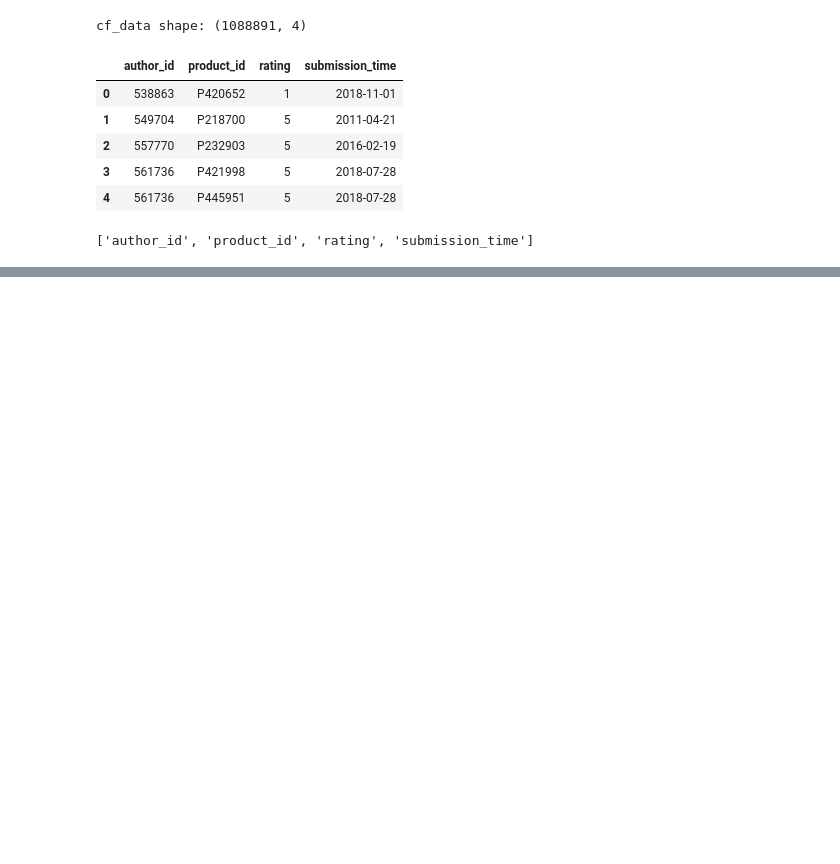
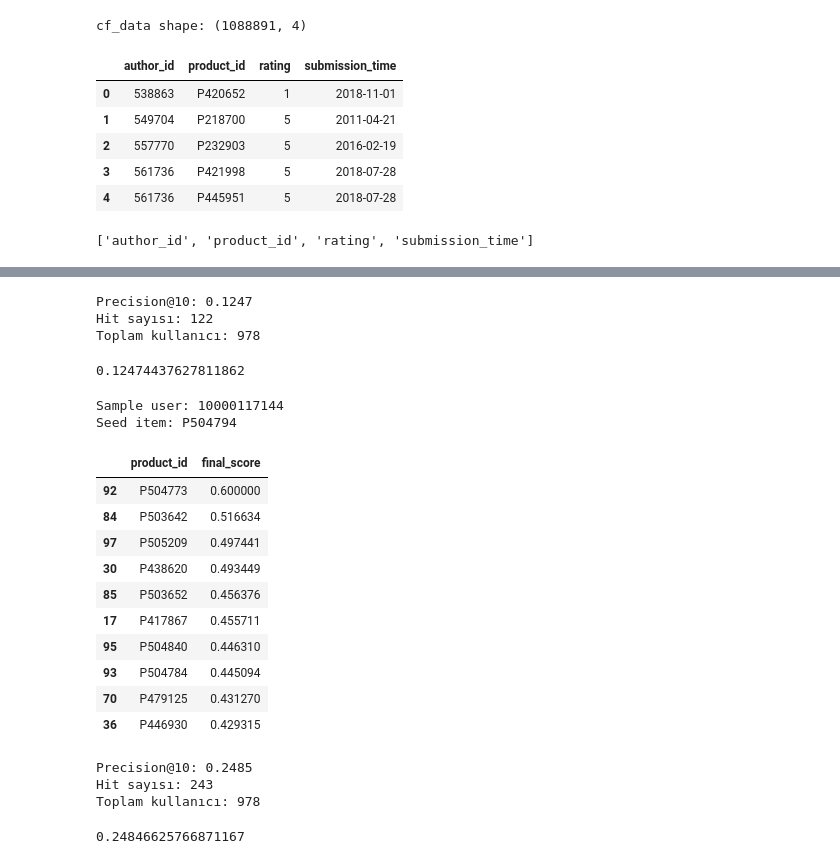
Before and after one commit to aslitarakcilar/cosmetic-recommendation-system, a Jupyter notebook: notebooks/02_evaluation.ipynb, the cells around one changed output, grey strips where cells are left out. Cells and saved outputs as stored; diff of their text form; code cells hidden in the pictures; blank space fills up the shorter version.

```diff
--- a/notebooks/02_evaluation.ipynb
+++ b/notebooks/02_evaluation.ipynb
@@ -52,0 +708,11 @@ print(cf_data.columns.tolist())
+# %%
+# ------------------------------------------------------------------
+# CONTENT-BASED MODEL İÇİN HIZLI EVALUATION
+# ------------------------------------------------------------------
+
+precision_at_k(content_model_wrapper, train_df, test_df_sample, k=10)
+# %% [output]
+Precision@10: 0.1247
+Hit sayısı: 122
+Toplam kullanıcı: 978
+0.12474437627811862
@@ -52,0 +834,41 @@ print(cf_data.columns.tolist())
+# %%
+# ------------------------------------------------------------------
+# HYBRID WRAPPER TEK KULLANICI TESTİ
+# ------------------------------------------------------------------
+
+sample_user_id = test_df_sample.iloc[0]["author_id"]
+
+print("Sample user:", sample_user_id)
+print("Seed item:", get_seed_item_for_user(sample_user_id))
+
+hybrid_model_wrapper(sample_user_id, top_n=10, alpha=0.6)
+# %% [output]
+Sample user: 10000117144
+Seed item: P504794
+|  | product_id | final_score |
+| 92 | P504773 | 0.600000 |
+| 84 | P503642 | 0.516634 |
+| 97 | P505209 | 0.497441 |
+| 30 | P438620 | 0.493449 |
+| 85 | P503652 | 0.456376 |
+| 17 | P417867 | 0.455711 |
+| 95 | P504840 | 0.446310 |
+| 93 | P504784 | 0.445094 |
+| 70 | P479125 | 0.431270 |
+| 36 | P446930 | 0.429315 |
+# %%
+# ------------------------------------------------------------------
+# HYBRID MODEL İÇİN HIZLI EVALUATION
+# ------------------------------------------------------------------
+
+precision_at_k(
+    lambda user_id, top_n=10: hybrid_model_wrapper(user_id, top_n=top_n, alpha=0.6),
+    train_df,
+    test_df_sample,
+    k=10
+)
+# %% [output]
+Precision@10: 0.2485
+Hit sayısı: 243
+Toplam kullanıcı: 978
+0.24846625766871167
```
Also changed, not shown: parts of 24 cells of this notebook.
